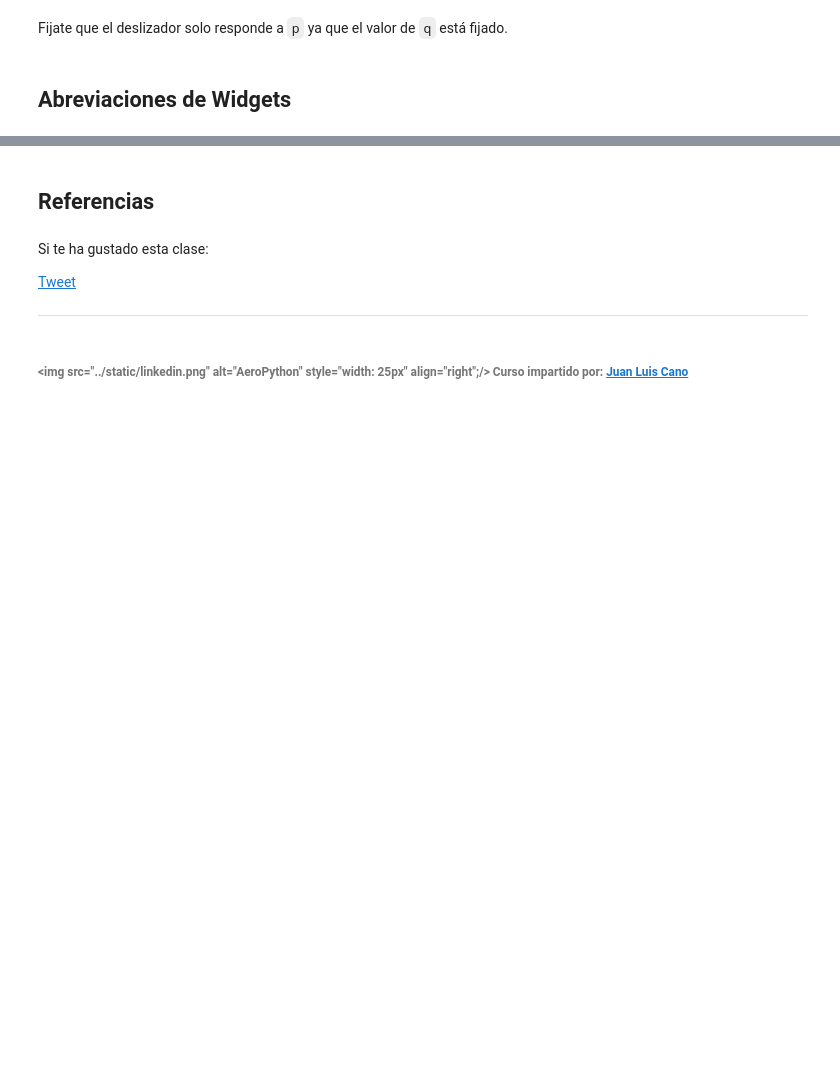
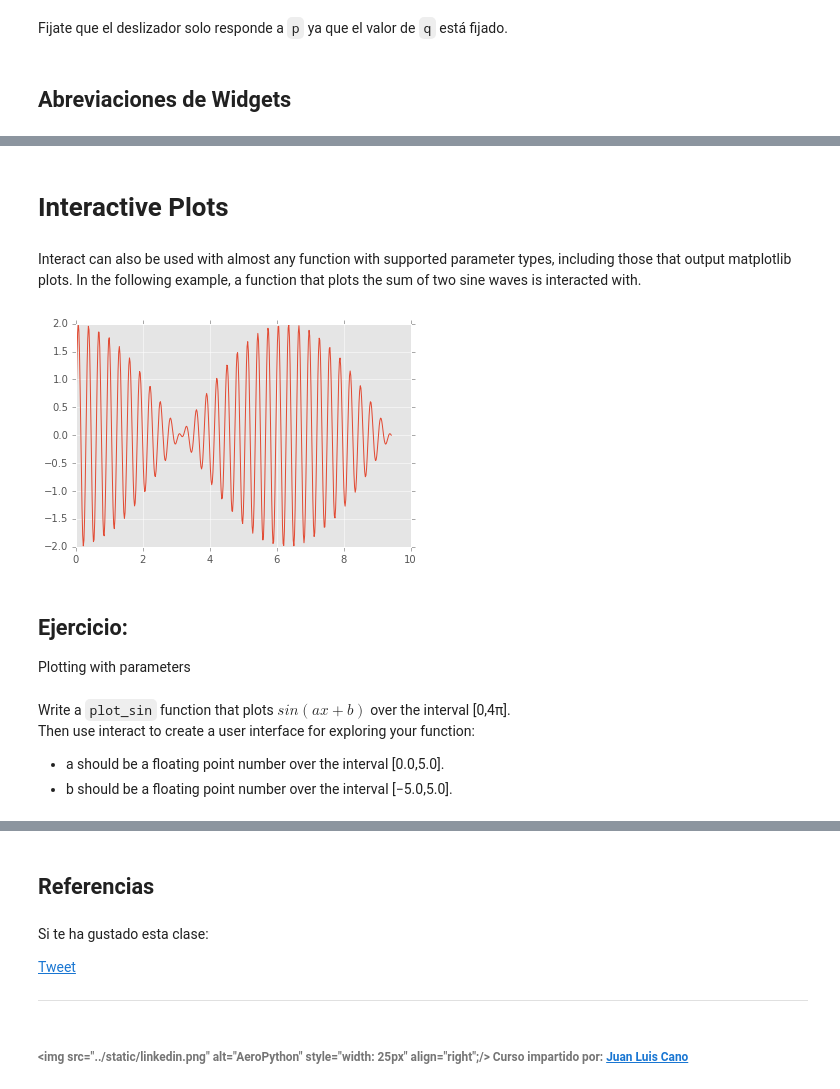
Before and after one commit to CAChemE/curso-python-cientifico, a Jupyter notebook: Notebooks/Clase_widgets-interactivos-IPython.ipynb, the cells around one changed output, grey strips where cells are left out. Saved outputs shown, nothing was run; the diff lists cells and outputs as text; code cells hidden in the pictures; blank space fills up the shorter version.

```diff
--- a/Notebooks/Clase_widgets-interactivos-IPython.ipynb
+++ b/Notebooks/Clase_widgets-interactivos-IPython.ipynb
@@ -76,0 +235,20 @@ Fijate que el deslizador solo responde a `p` ya que el valor de `q` está fijado
+# %% [markdown]
+# Interactive Plots
+# %% [markdown]
+Interact can also be used with almost any function with supported parameter types, including those that output matplotlib plots.  In the following example, a function that plots the sum of two sine waves is interacted with.
+# %%
+@interact(frequency1=20., frequency2=21.)
+def plot_waves(frequency1, frequency2):
+    x = np.linspace(0, 3*np.pi, 500)
+    plt.plot(x, np.sin(x*frequency1) + np.sin(x*frequency2))
+# %% [output]
+[figure, added]
+# %% [markdown]
+## Ejercicio:
+
+Plotting with parameters
+# %% [markdown]
+Write a `plot_sin` function that plots $sin(ax+b)$ over the interval [0,4π].
+Then use interact to create a user interface for exploring your function:
+- a should be a floating point number over the interval [0.0,5.0].
+- b should be a floating point number over the interval [−5.0,5.0].
```
Also changed, not shown: parts of 51 cells of this notebook.
